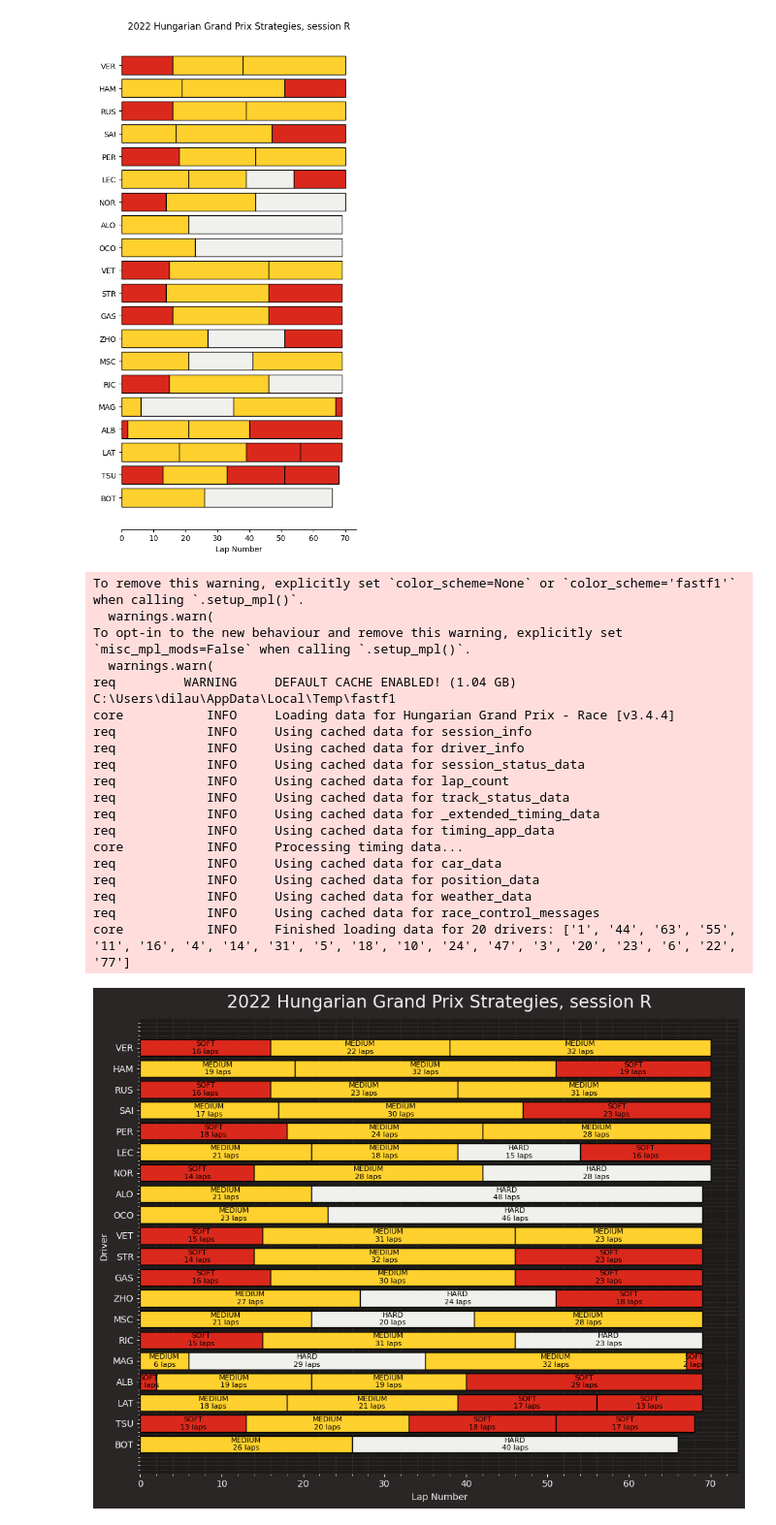
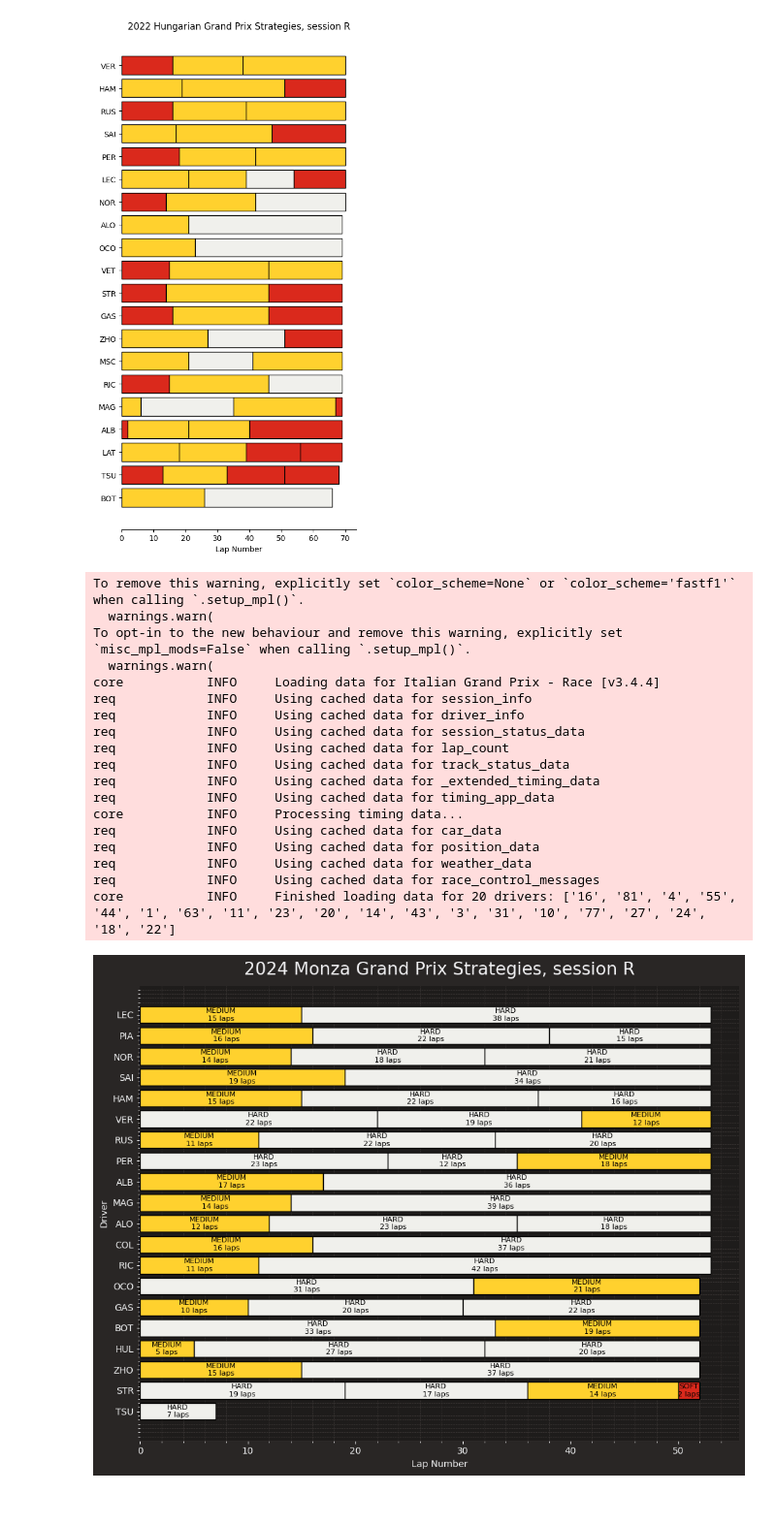
Before and after one commit to Vladinsky/fasftF1, a Jupyter notebook: strategie_per_gara.ipynb, the cells around one changed output. Shown: that part at 97% size. Drawn from its saved outputs; the diff is of its cells as text; code cells hidden in the pictures.

```diff
--- a/strategie_per_gara.ipynb
+++ b/strategie_per_gara.ipynb
@@ -104,8 +104,8 @@ import fastf1.plotting
 fastf1.plotting.setup_mpl()
 
 # Define the session details
-year = 2022
-gran_prix = "Hungarian"
+year = 2024
+gran_prix = "Monza"
 sessionG = 'R'  # Race session
 
 # Load the session data
@@ -168,34 +168,33 @@ plt.grid(False)
 # Invert the y-axis so drivers that finish higher are closer to the top
 ax.invert_yaxis()
 
 # Remove unnecessary spines
 ax.spines['top'].set_visible(False)
 ax.spines['right'].set_visible(False)
 ax.spines['left'].set_visible(False)
 
 # Adjust layout
 plt.tight_layout()
 
 # Show the plot
 plt.show()
 # %% [output]
 To remove this warning, explicitly set `color_scheme=None` or `color_scheme='fastf1'` when calling `.setup_mpl()`.
   warnings.warn(
 To opt-in to the new behaviour and remove this warning, explicitly set `misc_mpl_mods=False` when calling `.setup_mpl()`.
   warnings.warn(
-req         WARNING     DEFAULT CACHE ENABLED! (1.04 GB) C:\Users\dilau\AppData\Local\Temp\fastf1
-core           INFO     Loading data for Hungarian Grand Prix - Race [v3.4.4]
+core           INFO     Loading data for Italian Grand Prix - Race [v3.4.4]
 req            INFO     Using cached data for session_info
 req            INFO     Using cached data for driver_info
 req            INFO     Using cached data for session_status_data
 req            INFO     Using cached data for lap_count
 req            INFO     Using cached data for track_status_data
 req            INFO     Using cached data for _extended_timing_data
 req            INFO     Using cached data for timing_app_data
 core           INFO     Processing timing data...
 req            INFO     Using cached data for car_data
 req            INFO     Using cached data for position_data
 req            INFO     Using cached data for weather_data
 req            INFO     Using cached data for race_control_messages
-core           INFO     Finished loading data for 20 drivers: ['1', '44', '63', '55', '11', '16', '4', '14', '31', '5', '18', '10', '24', '47', '3', '20', '23', '6', '22', '77']
+core           INFO     Finished loading data for 20 drivers: ['16', '81', '4', '55', '44', '1', '63', '11', '23', '20', '14', '43', '3', '31', '10', '77', '27', '24', '18', '22']
-[figure, old version]
+[figure, new version]
```
